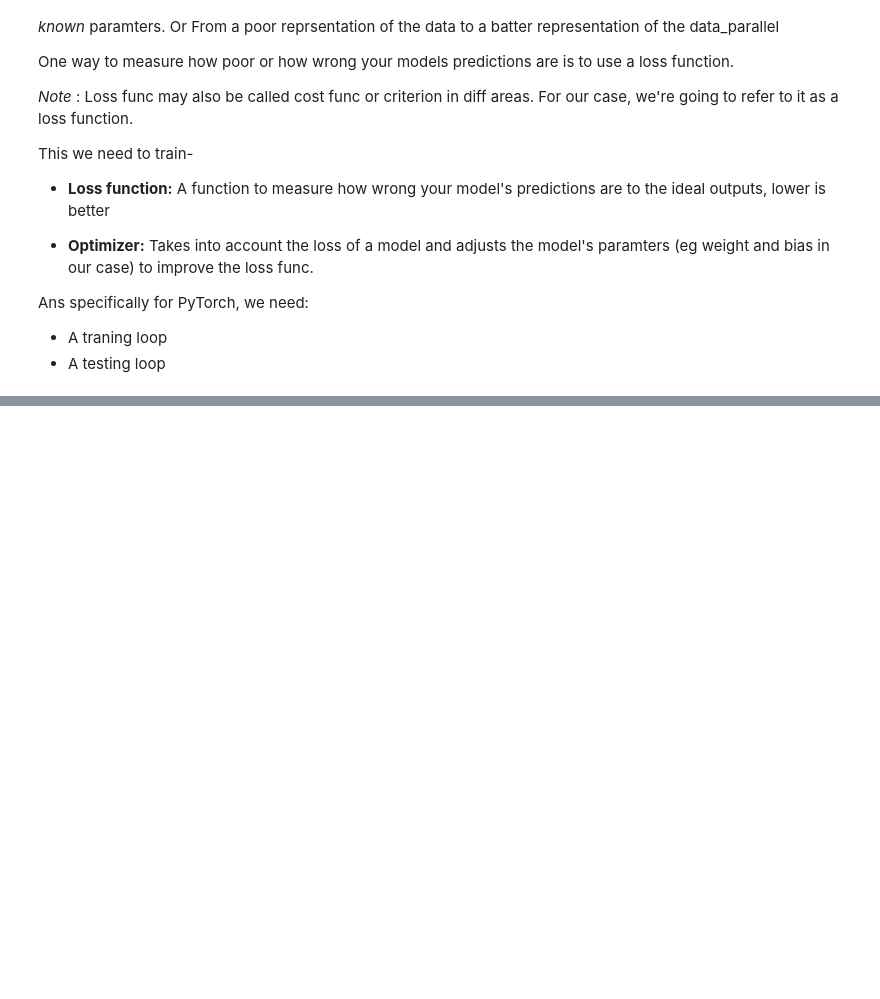
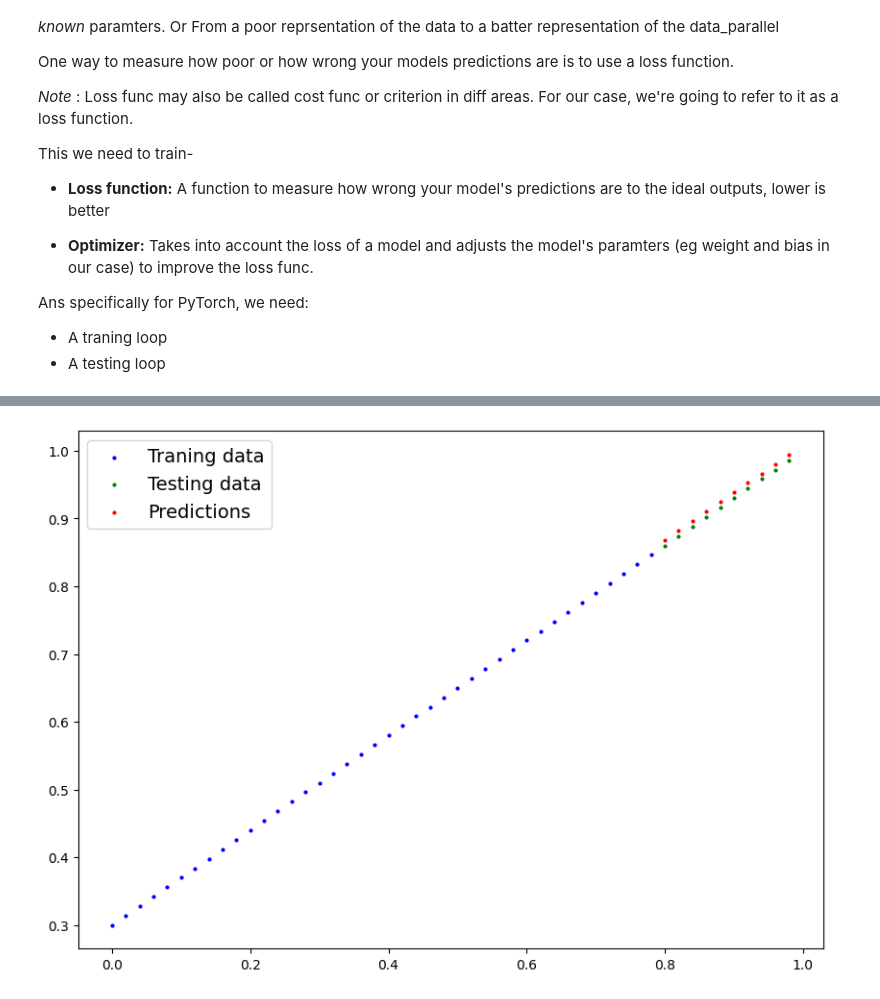
Before and after one commit to Vaishali054/LearningPyTorch, a Jupyter notebook: PyTorch_Workflow.ipynb, the cells around one changed output, grey strips where cells are left out. Drawn from its saved outputs; the diff is of its cells as text; code cells hidden in the pictures; blank space fills up the shorter version.

```diff
--- a/PyTorch_Workflow.ipynb
+++ b/PyTorch_Workflow.ipynb
@@ -252,0 +370,7 @@ OrderedDict([('weights', tensor([0.3367])), ('bias', tensor([0.1288]))])
+# %%
+with torch.inference_mode():
+  y_pred_new=model_0(X_test)
+
+plot_predictions(predictions=y_pred_new)
+# %% [output]
+[figure, added]
```
Also changed, not shown: parts of 12 cells of this notebook.
